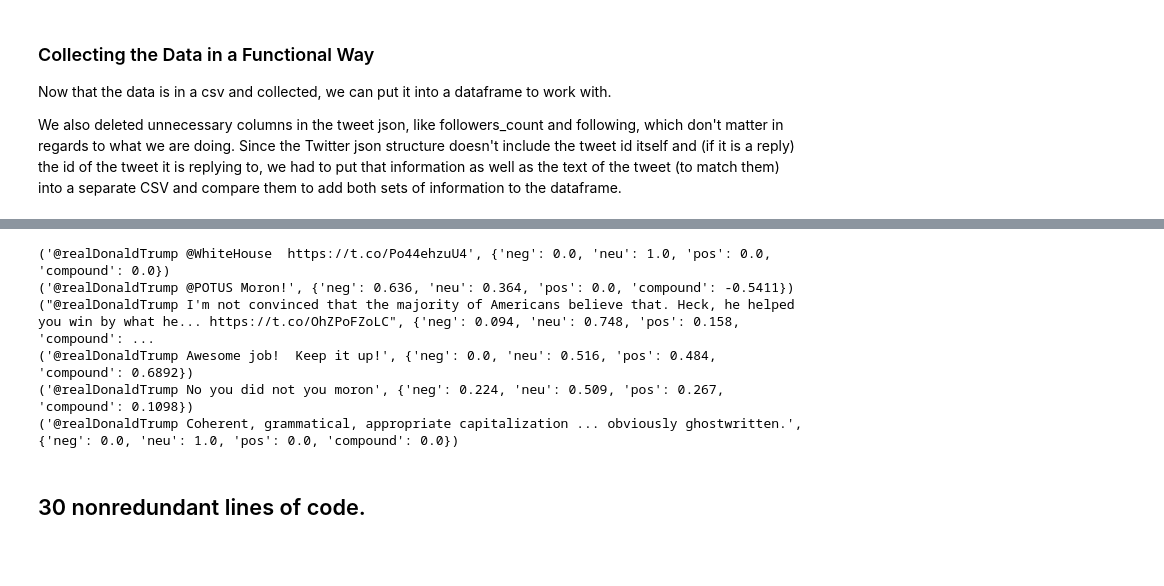
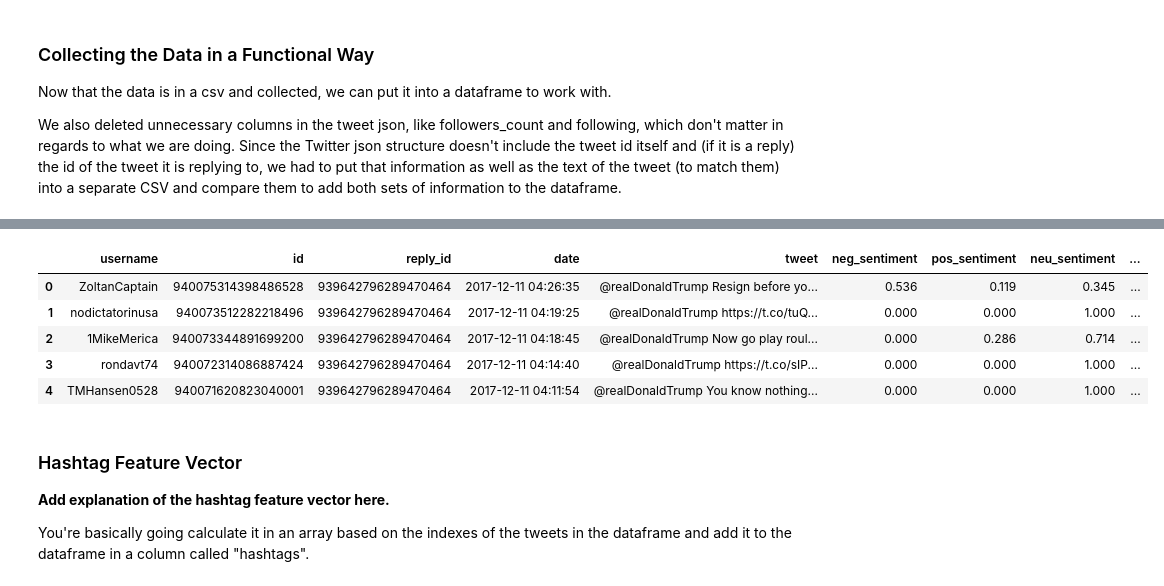
Before and after one commit to sarah-bullard/cmsc320-finalproject, a Jupyter notebook: cmsc320finalproject.ipynb, the cells around one changed output, grey strips where cells are left out. Saved outputs shown, nothing was run; the diff lists cells and outputs as text; code cells hidden in the pictures; blank space fills up the shorter version.

```diff
--- a/cmsc320finalproject.ipynb
+++ b/cmsc320finalproject.ipynb
@@ -349,7 +385,7 @@ The follwing code will find what the users from data_donald_replies are followin
 # %%
-right_wing_handles_string = ",@AnnCoulter,@StefanMolyneux,@MarkSteynOnline,@ezralevant,@nntaleb,@Lauren_Southern,@RealJamesWoods,@IngrahamAngle,@benshapiro,@charliekirk11,@jihadwatchRS,@scrowder,@RubinReport,@Nigel_Farage,@michellemalkin,@PrisonPlanet,@ScottAdamsSays,@andrewklavan,@Gavin_McInnes,@Cernovich,@TuckerCarlson,@mitchellvii,@NolteNC,@JamesOKeefeIII,@DLoesch,@JackPosobiec,@BuckSexton,@KatiePavlich,@marklevinshow,@seanhannity,@guypbenson,@JimDeMint,@BrentBozell,@larryelder,@BillOReilly,@limbaugh"
+right_wing_handles_string = ",@AnnCoulter,@StefanMolyneux,@MarkSteynOnline,@ezralevant,@nntaleb,@Lauren_Southern,@RealJamesWoods,@IngrahamAngle,@benshapiro,@charliekirk11,@jihadwatchRS,@scrowder,@RubinReport,@Nigel_Farage,@michellemalkin,@PrisonPlanet,@ScottAdamsSays,@andrewklavan,@Gavin_McInnes,@Cernovich,@TuckerCarlson,@mitchellvii,@NolteNC,@JamesOKeefeIII,@DLoesch,@JackPosobiec,@BuckSexton,@KatiePavlich,@marklevinshow,@seanhannity,@guypbenson,@JimDeMint,@BrentBozell,@larryelder,@BillOReilly,@limbaugh,@foxnews,@foxtv"
 right_wing_handles = right_wing_handles_string.split(",@")
-left_wing_handles_string = ",@People4Bernie,@BuzzfeedBen,@jonlovett,@ChrisMurphyCT,@HeerJeet,@deray,@chrislhayes,@ezraklein,@jbouie,@cjane87,@julietlapidos,@meaganmday,@emmaogreen,@ObsoleteDogma,@billmaher,@BillNye,@iamjohnoliver,@kmcnuggets,@StephenAtHome,@donnabrazile,@PPact,@iraglass,@chelseahandler,@kamalaharris,@elizabethwarren,@sensherrodbrown"
+left_wing_handles_string = ",@People4Bernie,@BuzzfeedBen,@jonlovett,@ChrisMurphyCT,@HeerJeet,@deray,@chrislhayes,@ezraklein,@jbouie,@cjane87,@julietlapidos,@meaganmday,@emmaogreen,@ObsoleteDogma,@billmaher,@BillNye,@iamjohnoliver,@kmcnuggets,@StephenAtHome,@donnabrazile,@PPact,@iraglass,@chelseahandler,@kamalaharris,@elizabethwarren,@sensherrodbrown,@kumailn,@jk_rowling,@cnni,@cnnbrk,@washingtonpost,@nytimes,@WSJ,@nbcsnl,@megynkelly,@huffpost,@huffpostwomen,@nbcnews,@ariannahuff,@comey,@MeghanMcCain,@chelseaclinton,@hillaryclinton"
 left_wing_handles = left_wing_handles_string.split(",@")
 
 right_wing_handles.pop(0)
@@ -374,6 +410,9 @@ for user in fl_dict:
 
 
 #the data is then saved to csv called
-data_donald_replies['following_feature_vector'] = score_list
-data_donald_replies.to_csv("trump_replies_with_following_feature.csv", sep=',', index = False)
+data_donald_replies['following'] = score_list
+#data_donald_replies.to_csv("trump_replies_with_following_feature.csv", sep=',', index = False)
+# %%
+data_donald_replies_with_following_feature = pd.read_csv("trump_replies_with_following_feature.csv")
+data_donald_replies["following"] = data_donald_replies_with_following_feature["following_feature_vector"]
 # %% [markdown]
@@ -421,14 +420,15 @@ for _,x in data_donald_replies.iterrows():
-# %%
-i = 0
-while i < 6:
-    print(sentiment_nltk_donald_replies[i])
-    i = i + 1
-# %% [output]
-('@realDonaldTrump @WhiteHouse  https://t.co/Po44ehzuU4', {'neg': 0.0, 'neu': 1.0, 'pos': 0.0, 'compound': 0.0})
-('@realDonaldTrump @POTUS Moron!', {'neg': 0.636, 'neu': 0.364, 'pos': 0.0, 'compound': -0.5411})
-("@realDonaldTrump I'm not convinced that the majority of Americans believe that. Heck, he helped you win by what he... https://t.co/OhZPoFZoLC", {'neg': 0.094, 'neu': 0.748, 'pos': 0.158, 'compound': ...
-('@realDonaldTrump Awesome job!  Keep it up!', {'neg': 0.0, 'neu': 0.516, 'pos': 0.484, 'compound': 0.6892})
-('@realDonaldTrump No you did not you moron', {'neg': 0.224, 'neu': 0.509, 'pos': 0.267, 'compound': 0.1098})
-('@realDonaldTrump Coherent, grammatical, appropriate capitalization ... obviously ghostwritten.', {'neg': 0.0, 'neu': 1.0, 'pos': 0.0, 'compound': 0.0})
-# %% [markdown]
-## 30 nonredundant lines of code.
+# %%
+data_donald_replies.head()
+# %% [output]
+|  | username | id | reply_id | date | tweet | neg_sentiment | pos_sentiment | neu_sentiment | ... |
+| 0 | ZoltanCaptain | 940075314398486528 | 939642796289470464 | 2017-12-11 04:26:35 | @realDonaldTrump Resign before yo... | 0.536 | 0.119 | 0.345 | ... |
+| 1 | nodictatorinusa | 940073512282218496 | 939642796289470464 | 2017-12-11 04:19:25 | @realDonaldTrump https://t.co/tuQ... | 0.000 | 0.000 | 1.000 | ... |
+| 2 | 1MikeMerica | 940073344891699200 | 939642796289470464 | 2017-12-11 04:18:45 | @realDonaldTrump Now go play roul... | 0.000 | 0.286 | 0.714 | ... |
+| 3 | rondavt74 | 940072314086887424 | 939642796289470464 | 2017-12-11 04:14:40 | @realDonaldTrump https://t.co/sIP... | 0.000 | 0.000 | 1.000 | ... |
+| 4 | TMHansen0528 | 940071620823040001 | 939642796289470464 | 2017-12-11 04:11:54 | @realDonaldTrump You know nothing... | 0.000 | 0.000 | 1.000 | ... |
+# %% [markdown]
+### Hashtag Feature Vector
+
+<b> Add explanation of the hashtag feature vector here. </b>
+
+You're basically going calculate it in an array based on the indexes of the tweets in the dataframe and add it to the dataframe in a column called "hashtags".
```
Also changed, not shown: parts of 29 cells of this notebook.
